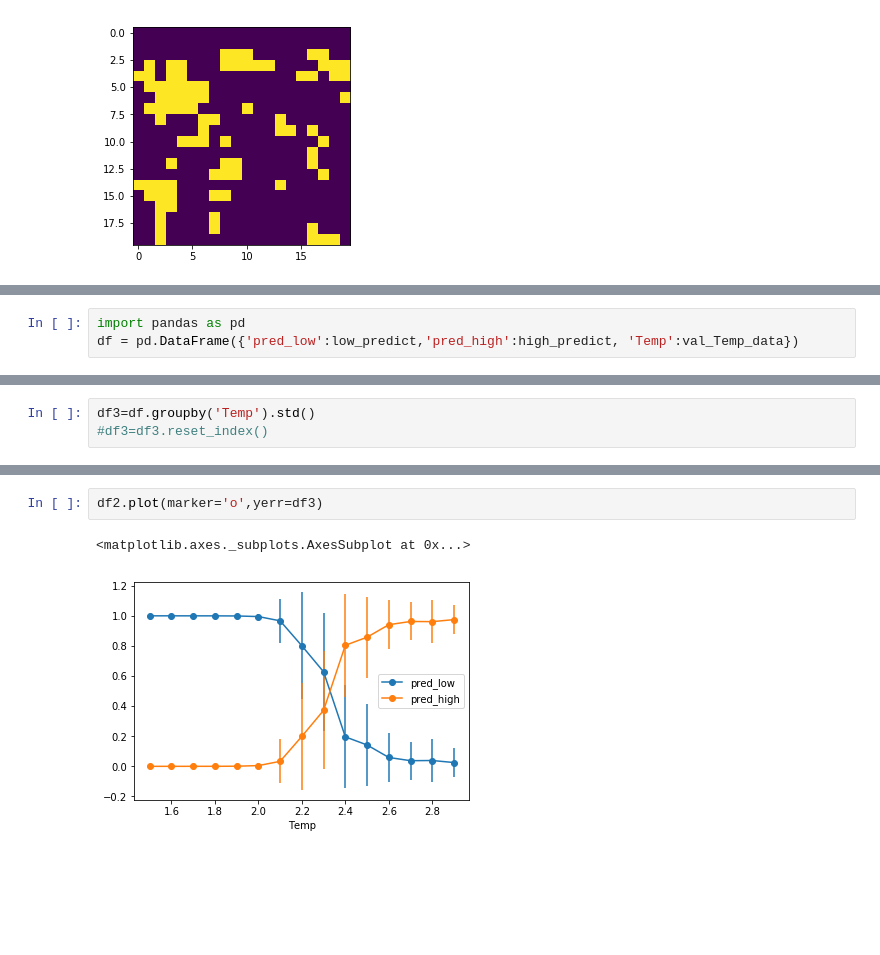
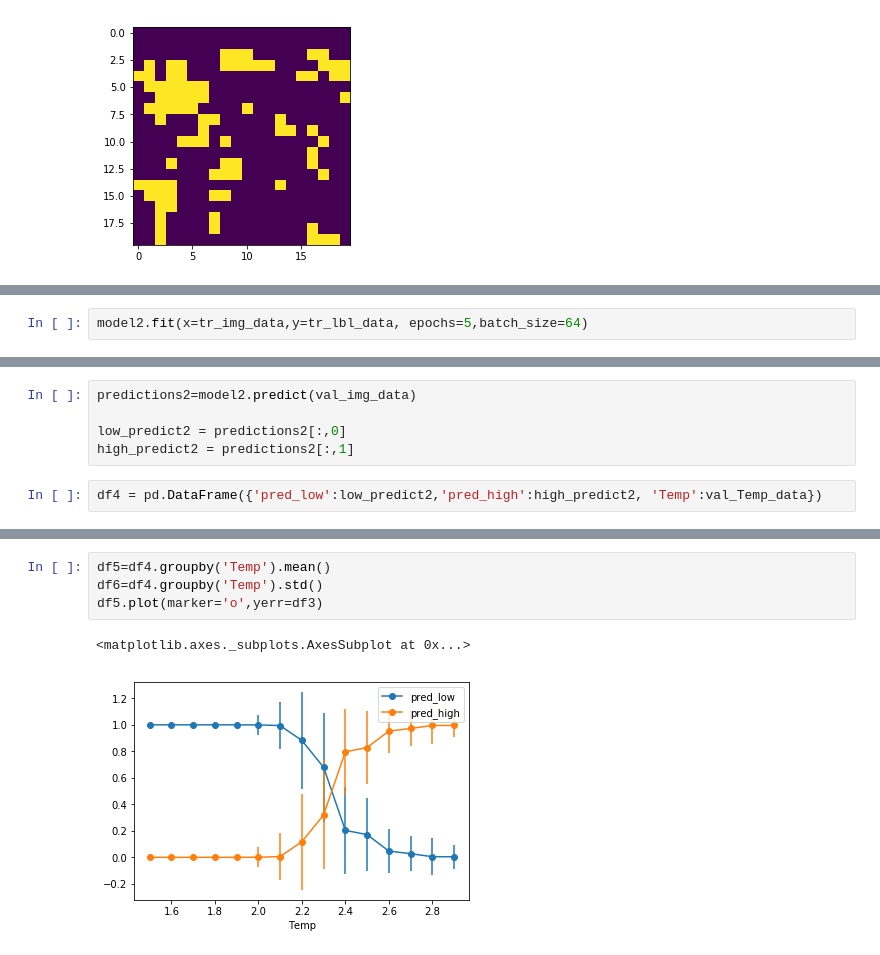
Before and after one commit to DanielJCase/Ising-Deep-Learning, a Jupyter notebook: Ising_NN.ipynb, the cells around one changed output, grey strips where cells are left out. Cells and saved outputs as stored; diff of their text form; blank space fills up the shorter version.

```diff
--- a/Ising_NN.ipynb
+++ b/Ising_NN.ipynb
@@ -133,0 +204,2 @@ print(val_lbl_data[idx],val_Temp_data[idx],low_predict[idx])
+# %%
+model2.fit(x=tr_img_data,y=tr_lbl_data, epochs=5,batch_size=64)
@@ -134,3 +224,7 @@ print(val_lbl_data[idx],val_Temp_data[idx],low_predict[idx])
+# %%
+predictions2=model2.predict(val_img_data)
+
+low_predict2 = predictions2[:,0]
+high_predict2 = predictions2[:,1]
 # %%
-import pandas as pd
-df = pd.DataFrame({'pred_low':low_predict,'pred_high':high_predict, 'Temp':val_Temp_data})
+df4 = pd.DataFrame({'pred_low':low_predict2,'pred_high':high_predict2, 'Temp':val_Temp_data})
@@ -186,3 +230,0 @@ df2
-# %%
-df3=df.groupby('Temp').std()
-#df3=df3.reset_index()
@@ -215,5 +231,7 @@ df3
 # %%
-df2.plot(marker='o',yerr=df3)
+df5=df4.groupby('Temp').mean()
+df6=df4.groupby('Temp').std()
+df5.plot(marker='o',yerr=df3)
 # %% [output]
 <matplotlib.axes._subplots.AxesSubplot at 0x...>
-[figure, old version]
+[figure, new version]
```
Also changed, not shown: parts of 41 cells of this notebook, 1 other file.
